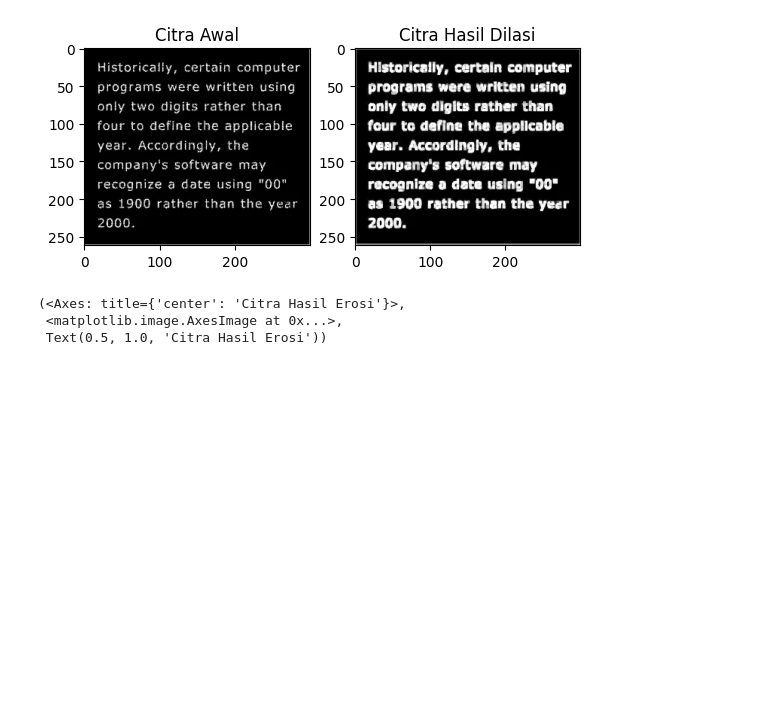
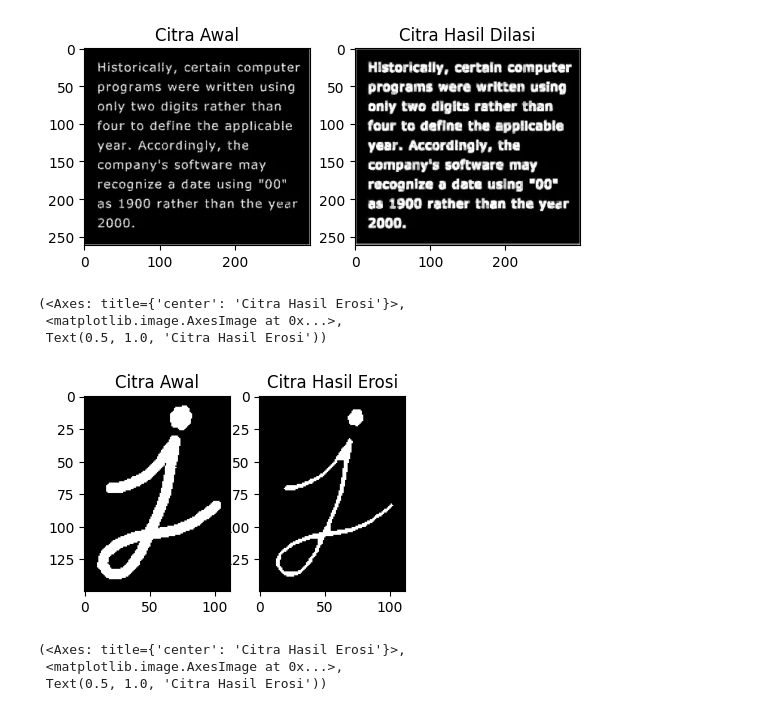
Before and after one commit to RinaHariyanti/PCVK_Genap_2023, a Jupyter notebook: Week9.ipynb, the cells around one changed output. Drawn from its saved outputs; the diff is of its cells as text; code cells hidden in the pictures; blank space fills up the shorter version.

```diff
--- a/Week9.ipynb
+++ b/Week9.ipynb
@@ -38,6 +70,42 @@ plt.subplot(122), plt.imshow(dilation), plt.title('Citra Hasil Dilasi')
  <matplotlib.image.AxesImage at 0x...>,
  Text(0.5, 1.0, 'Citra Hasil Dilasi'))
 [figure]
+# %%
+# ==============Erosi Tanpa Library=============
+img_er = cv2.imread('/content/drive/MyDrive/PCVK/Images/j.png',0)
+
+#Acquire size of the image
+m, n = img_er.shape
+# shape itu nantinya akan menyimpan nilai m dan n untuk menyimpan nilai lebar dan tinggi
+
+#Show the image
+plt.imshow(img_er, cmap="gray")
+
+# Define the structuring element
+# k= 11,15,45 -Different sizes of the structuring element
+# k sebagai structuring elemen
+k = 5
+SE = np.ones((k,k), dtype=np.uint8)
+constant = (k-1)//2
+# maksud dari //2 mengambil nilai berupa int
+
+#Define new image
+imgErode = np.zeros((m,n), dtype=np.uint8)
+
+#Erosion without using inbuilt cv2 function for morphology
+for i in range(constant, m-constant): #constant adalah tipe variable yang nilainya tidak dapat diubah
+  for j in range(constant,n-constant):
+    temp = img_er[i-constant:i+constant+1, j-constant:j+constant+1] #temp digunakan untuk menampung atau menyimpan data untuk sementara
+    product = temp * SE
+    imgErode[i,j] = np.min(product)
+
+plt.subplot(131),plt.imshow(img_er, cmap="gray"),plt.title('Citra Awal')
+plt.subplot(132),plt.imshow(imgErode, cmap="gray"),plt.title('Citra Hasil Erosi')
+# %% [output]
+(<Axes: title={'center': 'Citra Hasil Erosi'}>,
+ <matplotlib.image.AxesImage at 0x...>,
+ Text(0.5, 1.0, 'Citra Hasil Erosi'))
+[figure, added]
 # %%
 # 5. Erosi tanpa library
 img2 = cv2.imread('/content/drive/MyDrive/PCVK/Images/j.png')
```
Also changed, not shown: parts of 2 cells of this notebook.
